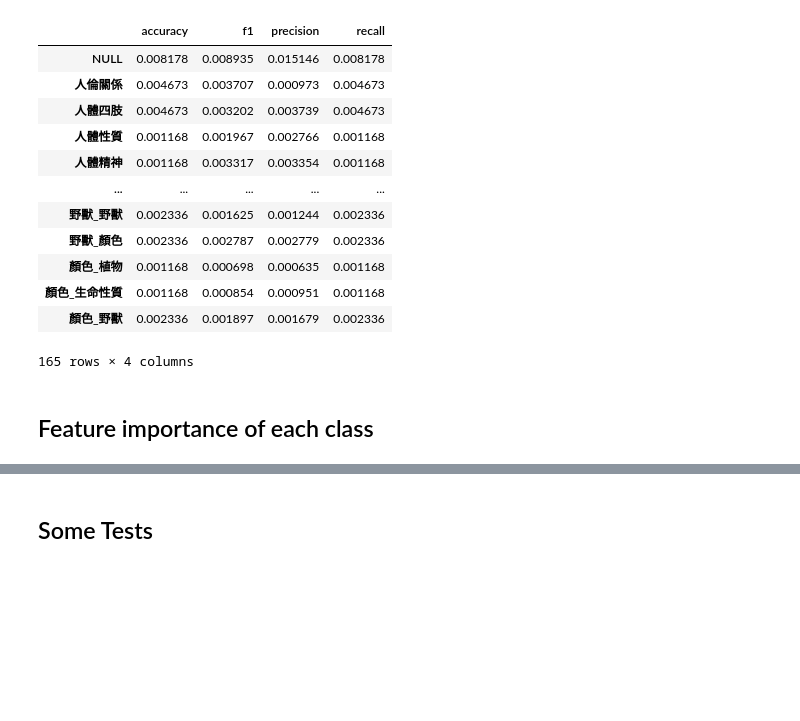
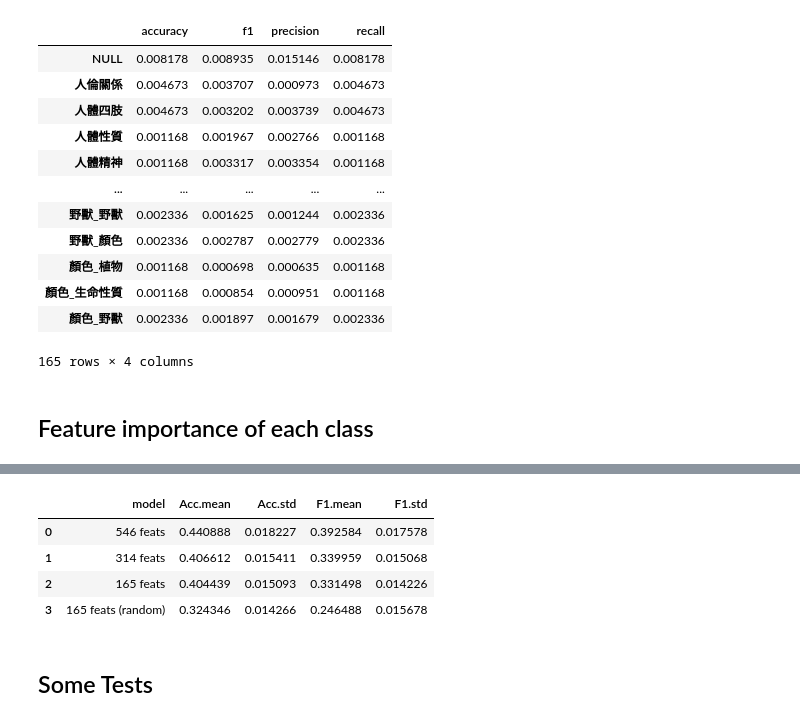
Before and after one commit to liao961120/cilin, a Jupyter notebook: etc/naive_bayes.ipynb, the cells around one changed output, grey strips where cells are left out. Drawn from its saved outputs; the diff is of its cells as text; code cells hidden in the pictures; blank space fills up the shorter version.

```diff
--- a/etc/naive_bayes.ipynb
+++ b/etc/naive_bayes.ipynb
@@ -277,3 +297,45 @@ plt.show()
+# %%
+from random import sample, seed
+
+seed(10)
+
+acc_546feat, acc_314feat, acc_165feat, acc_rnd165feat = [], [], [], []
+f1_546feat, f1_314feat, f1_165feat, f1_rnd165feat = [], [], [], []
+sampled_feat = sample(DTM.features, 160)
+for i in range(100):
+    df_feat, df_tgt = DTM.pd, DTM.df_tgt
+    X_train, X_test, y_train, y_test = train_test_split(
+        df_feat, df_tgt, tgt_col="lev1", test_size = 0.3, random_state = i
+    )
+    X_train_sm, X_test_sm = X_train[df_importance_selected.index], X_test[df_importance_selected.index]
+    X_train_sm2, X_test_sm2 = X_train[df_importance_selected2.index], X_test[df_importance_selected2.index]
+    X_train_rnd, X_test_rnd = X_train[sampled_feat], X_test[sampled_feat]
+
+    for xtrain, xtest, acc, f1 in zip([X_train, X_train_sm, X_train_sm2, X_train_rnd],
+                                  [X_test, X_test_sm, X_test_sm2, X_test_rnd],
+                                  [acc_546feat, acc_165feat, acc_314feat, acc_rnd165feat],
+                                  [f1_546feat, f1_165feat, f1_314feat, f1_rnd165feat]):
+        model = MultinomialNB(alpha=0.001)
+        model.fit(xtrain, y_train)
+        predictions = model.predict(xtest)
+        acc.append(accuracy_score(y_test, predictions))
+        f1.append(f1_score(y_test, predictions, average="weighted"))
+# %%
+from statistics import stdev, median, mean
+
+df = pd.DataFrame([
+    ["546 feats",          mean(acc_546feat),    stdev(acc_546feat),    mean(f1_546feat),    stdev(f1_546feat)],
+    ["314 feats",          mean(acc_314feat),    stdev(acc_314feat),    mean(f1_314feat),    stdev(f1_314feat)],
+    ["165 feats",          mean(acc_165feat),    stdev(acc_165feat),    mean(f1_165feat),    stdev(f1_165feat)],
+    ["165 feats (random)", mean(acc_rnd165feat), stdev(acc_rnd165feat), mean(f1_rnd165feat), stdev(f1_rnd165feat)],
+], columns=['model', 'Acc.mean', 'Acc.std', 'F1.mean', 'F1.std' ])
+df
+# %% [output]
+|  | model | Acc.mean | Acc.std | F1.mean | F1.std |
+| 0 | 546 feats | 0.440888 | 0.018227 | 0.392584 | 0.017578 |
+| 1 | 314 feats | 0.406612 | 0.015411 | 0.339959 | 0.015068 |
+| 2 | 165 feats | 0.404439 | 0.015093 | 0.331498 | 0.014226 |
+| 3 | 165 feats (random) | 0.324346 | 0.014266 | 0.246488 | 0.015678 |
 # %% [markdown]
 ## Some Tests
 # %%
```
Also changed, not shown: parts of 11 cells of this notebook.
